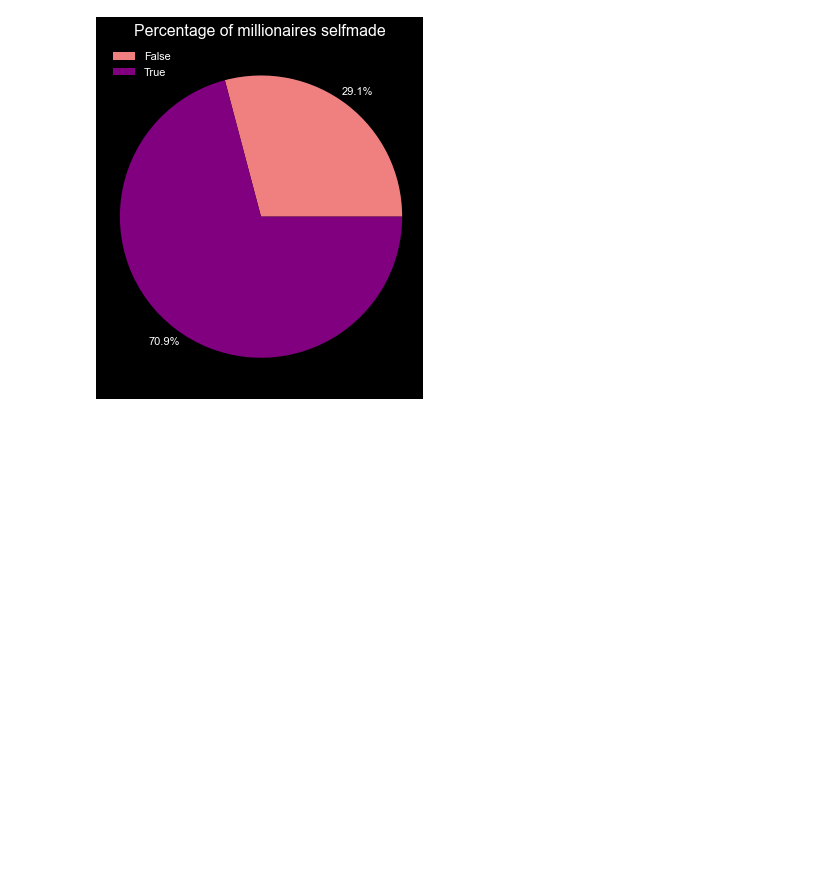
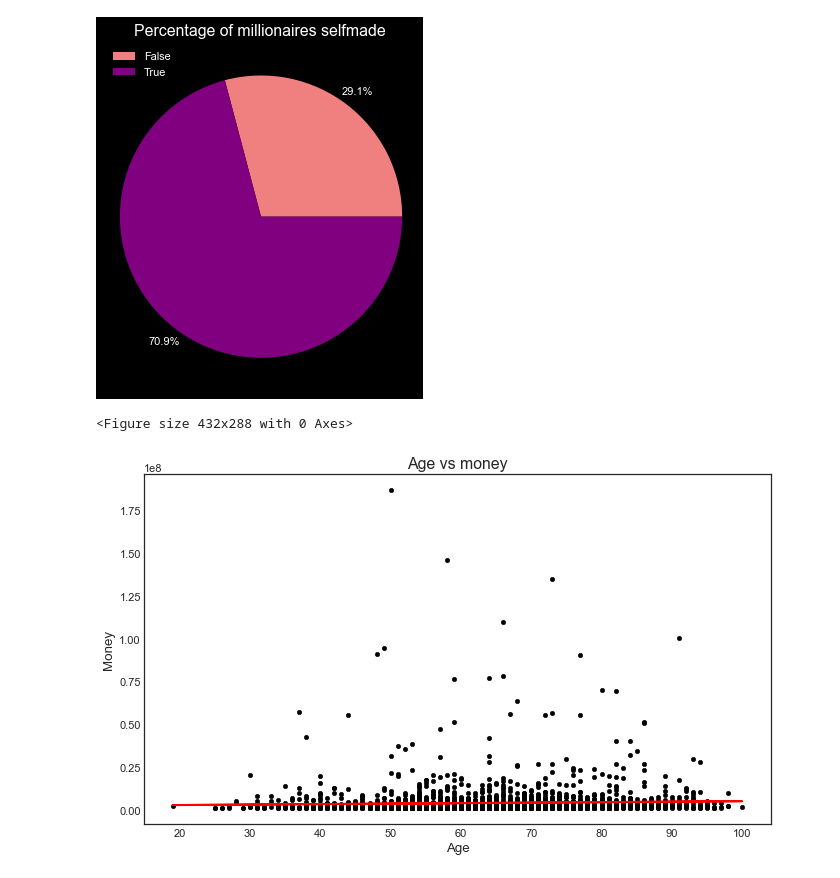
Before and after one commit to crozasc/t3, a Jupyter notebook: main.ipynb, the cells around one changed output. Saved outputs shown, nothing was run; the diff lists cells and outputs as text; code cells hidden in the pictures; blank space fills up the shorter version.

```diff
--- a/main.ipynb
+++ b/main.ipynb
@@ -64,4 +64,26 @@ plt.savefig('2.png')
 plt.show()
 # %% [output]
 [figure]
+# %%
+#Grafico 3
+mpl.style.use('seaborn-white')
+x = df['age']      # año en el eje x
+y = df['finalWorth']     # total en el eje y
+ajuste = np.polyfit(x, y, deg=1)
+df.plot(
+    kind='scatter',
+    x='age',
+    y='finalWorth',
+    figsize=(10, 6),
+    color='black'
+    )
+plt.title('Age vs money')
+plt.xlabel('Age')
+plt.ylabel('Money')
+plt.plot(x, ajuste[0] * x + ajuste[1], color='red')
+plt.savefig('3.png')
+plt.show()
+# %% [output]
+<Figure size 432x288 with 0 Axes>
+[figure, added]
 # %%
```
Also changed, not shown: parts of 3 cells of this notebook.
